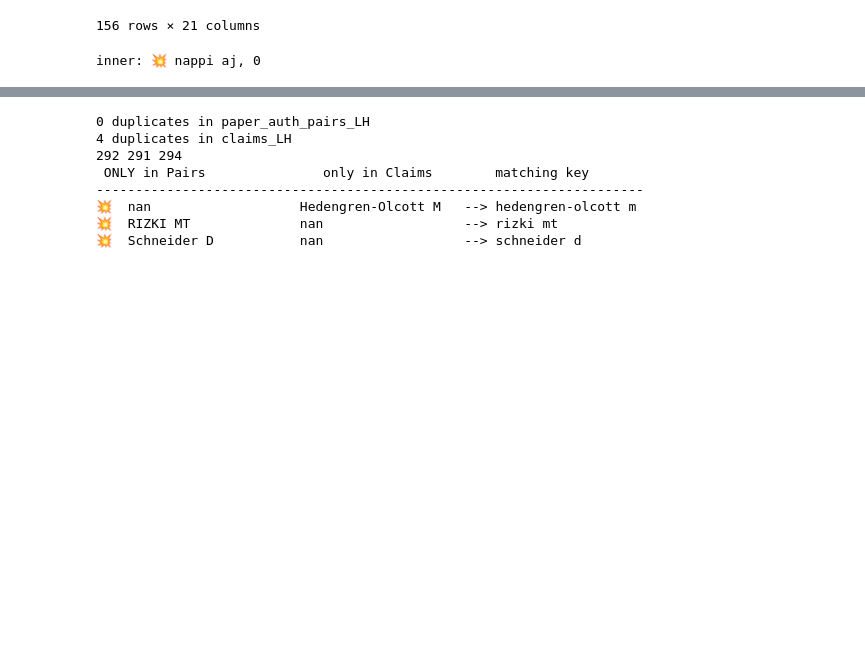
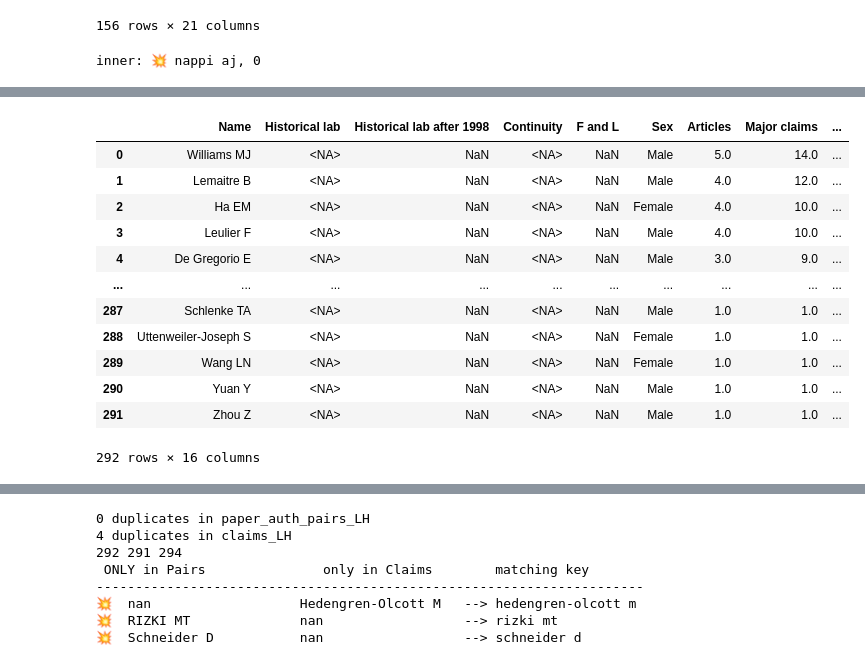
Before and after one commit to jcblemai/drosophila-reproducibility, a Jupyter notebook: preprocess.ipynb, the cells around one changed output, grey strips where cells are left out. Drawn from its saved outputs; the diff is of its cells as text; code cells hidden in the pictures; blank space fills up the shorter version.

```diff
--- a/preprocess.ipynb
+++ b/preprocess.ipynb
@@ -706,0 +699,17 @@ Warning: Multiple most common values for Zhang Z         in column last_author_k
+# %%
+claims_FH = authors_claims[authors_claims['Authorship'] == 'First'].copy()
+claims_FH
+# %% [output]
+|  | Name | Historical lab | Historical lab after 1998 | Continuity | F and L | Sex | Articles | Major claims | ... |
+| 0 | Williams MJ | <NA> | NaN | <NA> | NaN | Male | 5.0 | 14.0 | ... |
+| 1 | Lemaitre B | <NA> | NaN | <NA> | NaN | Male | 4.0 | 12.0 | ... |
+| 2 | Ha EM | <NA> | NaN | <NA> | NaN | Female | 4.0 | 10.0 | ... |
+| 3 | Leulier F | <NA> | NaN | <NA> | NaN | Male | 4.0 | 10.0 | ... |
+| 4 | De Gregorio E | <NA> | NaN | <NA> | NaN | Male | 3.0 | 9.0 | ... |
+| ... | ... | ... | ... | ... | ... | ... | ... | ... | ... |
+| 287 | Schlenke TA | <NA> | NaN | <NA> | NaN | Male | 1.0 | 1.0 | ... |
+| 288 | Uttenweiler-Joseph S | <NA> | NaN | <NA> | NaN | Female | 1.0 | 1.0 | ... |
+| 289 | Wang LN | <NA> | NaN | <NA> | NaN | Female | 1.0 | 1.0 | ... |
+| 290 | Yuan Y | <NA> | NaN | <NA> | NaN | Male | 1.0 | 1.0 | ... |
+| 291 | Zhou Z | <NA> | NaN | <NA> | NaN | Male | 1.0 | 1.0 | ... |
+292 rows × 16 columns
```
Also changed, not shown: parts of 10 cells of this notebook, 2 other files.
